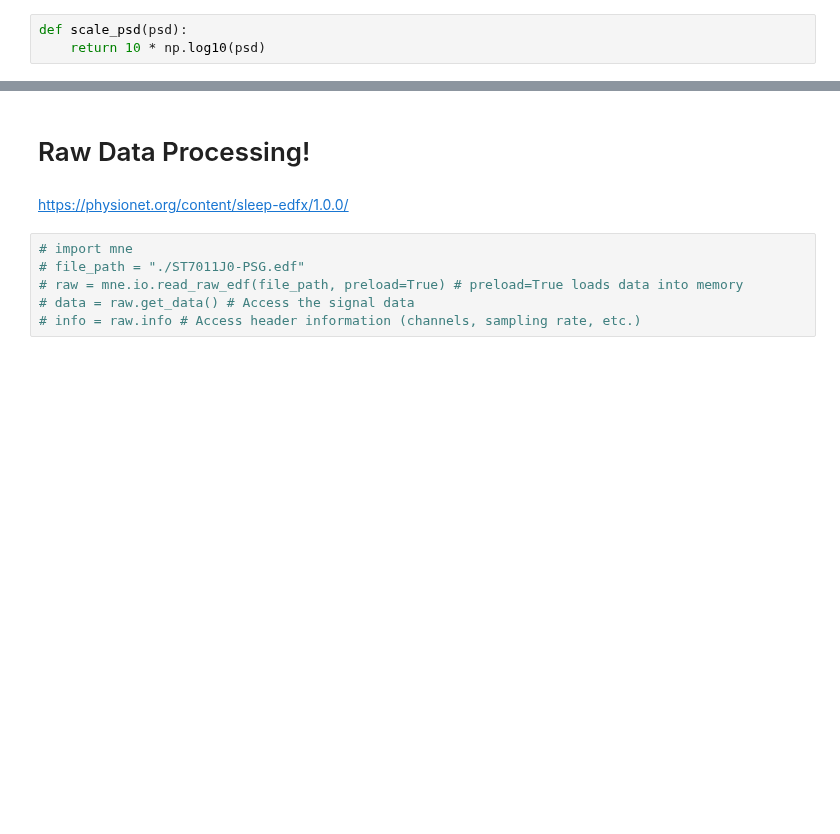
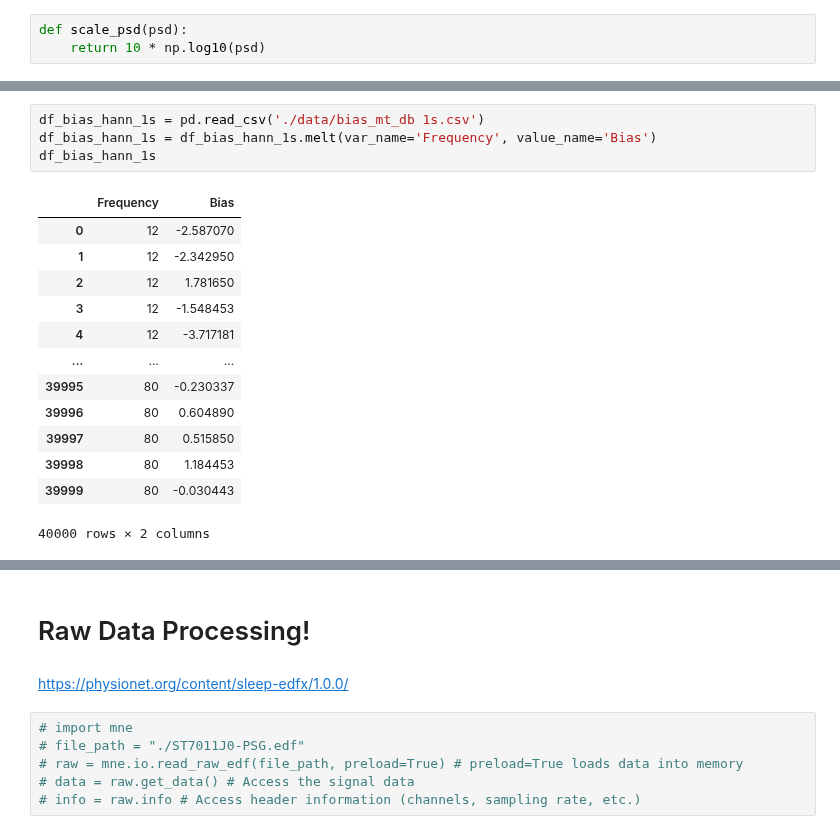
Before and after one commit to anika-kum/spectral-analysis-comparison, a Jupyter notebook: final_taper_comparison.ipynb, the cells around one changed output, grey strips where cells are left out. Saved outputs shown, nothing was run; the diff lists cells and outputs as text; blank space fills up the shorter version.

```diff
--- a/final_taper_comparison.ipynb
+++ b/final_taper_comparison.ipynb
@@ -135,3 +135,21 @@ for duration in durations:
     df_bias_hann_db.to_csv(f'./data/bias_hann_db {duration}s.csv', index=False)
     df_bias_hamm_db.to_csv(f'./data/bias_hamm_db {duration}s.csv', index=False)
     df_bias_mt_db.to_csv(f'./data/bias_mt_db {duration}s.csv', index=False)
+# %%
+df_bias_hann_1s = pd.read_csv('./data/bias_mt_db 1s.csv')
+df_bias_hann_1s = df_bias_hann_1s.melt(var_name='Frequency', value_name='Bias')
+df_bias_hann_1s
+# %% [output]
+|  | Frequency | Bias |
+| 0 | 12 | -2.587070 |
+| 1 | 12 | -2.342950 |
+| 2 | 12 | 1.781650 |
+| 3 | 12 | -1.548453 |
+| 4 | 12 | -3.717181 |
+| ... | ... | ... |
+| 39995 | 80 | -0.230337 |
+| 39996 | 80 | 0.604890 |
+| 39997 | 80 | 0.515850 |
+| 39998 | 80 | 1.184453 |
+| 39999 | 80 | -0.030443 |
+40000 rows × 2 columns
```
Also changed, not shown: parts of 9 cells of this notebook, 15 other files.
